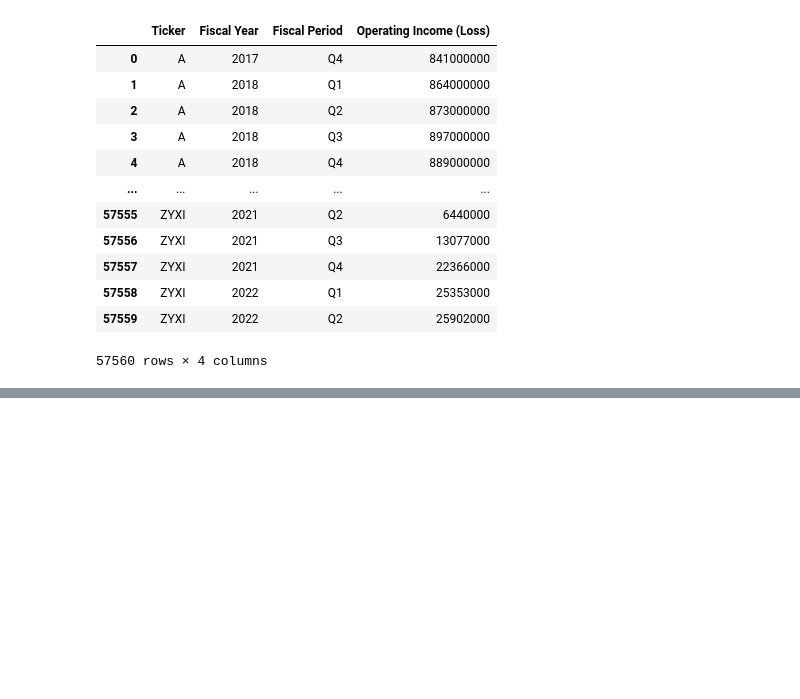
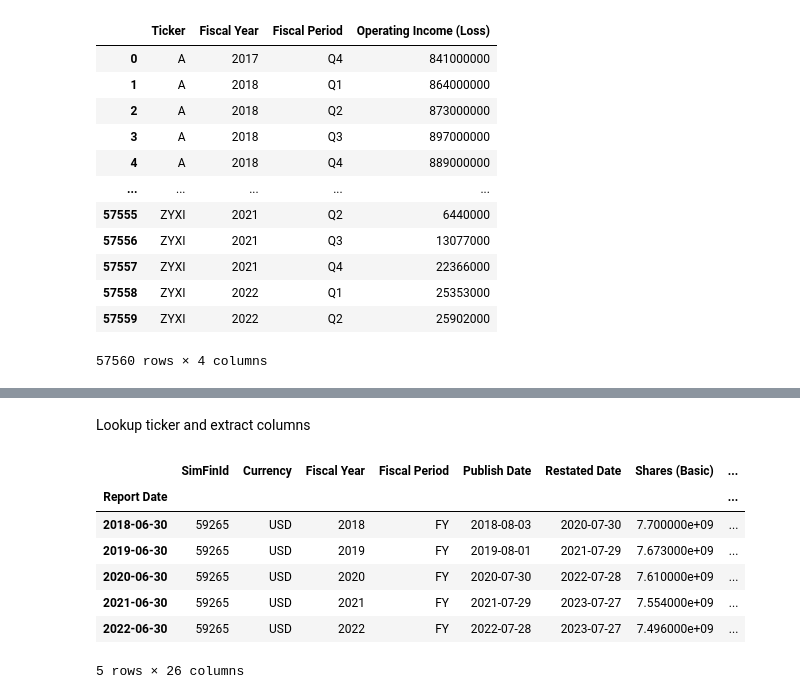
Before and after one commit to gp1981/ValueInvestSimFin, a Jupyter notebook: Tutorial_Jupyter.ipynb, the cells around one changed output, grey strips where cells are left out. Drawn from its saved outputs; the diff is of its cells as text; code cells hidden in the pictures; blank space fills up the shorter version.

```diff
--- a/Tutorial_Jupyter.ipynb
+++ b/Tutorial_Jupyter.ipynb
@@ -137,0 +171,13 @@ df1[selected_columns]
+# %% [markdown]
+Lookup ticker and extract columns
+# %%
+df2.loc['MSFT']
+# %% [output]
+|  | SimFinId | Currency | Fiscal Year | Fiscal Period | Publish Date | Restated Date | Shares (Basic) | ... |
+| Report Date |  |  |  |  |  |  |  | ... |
+| 2018-06-30 | 59265 | USD | 2018 | FY | 2018-08-03 | 2020-07-30 | 7.700000e+09 | ... |
+| 2019-06-30 | 59265 | USD | 2019 | FY | 2019-08-01 | 2021-07-29 | 7.673000e+09 | ... |
+| 2020-06-30 | 59265 | USD | 2020 | FY | 2020-07-30 | 2022-07-28 | 7.610000e+09 | ... |
+| 2021-06-30 | 59265 | USD | 2021 | FY | 2021-07-29 | 2023-07-27 | 7.554000e+09 | ... |
+| 2022-06-30 | 59265 | USD | 2022 | FY | 2022-07-28 | 2023-07-27 | 7.496000e+09 | ... |
+5 rows × 26 columns
```
Also changed, not shown: parts of 9 cells of this notebook, 1 other file.
